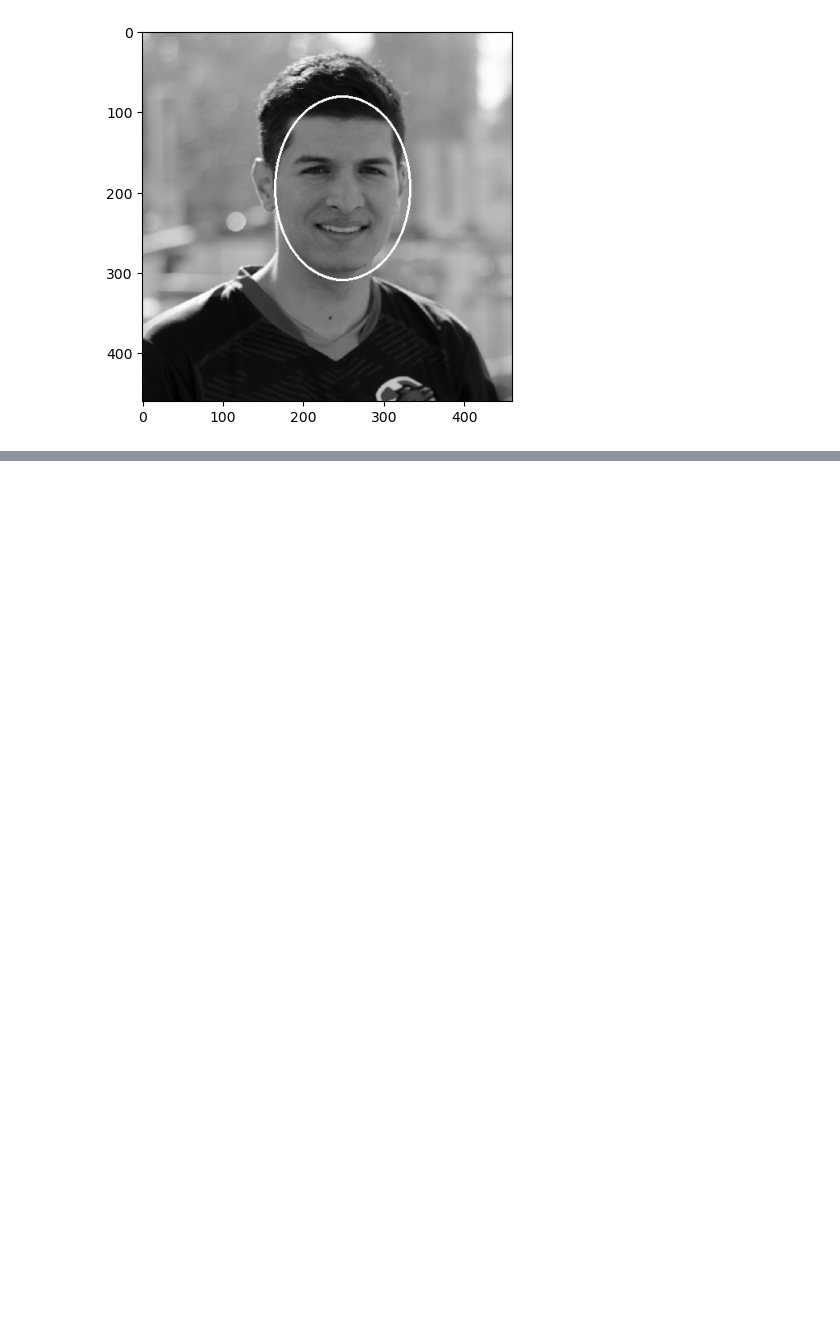
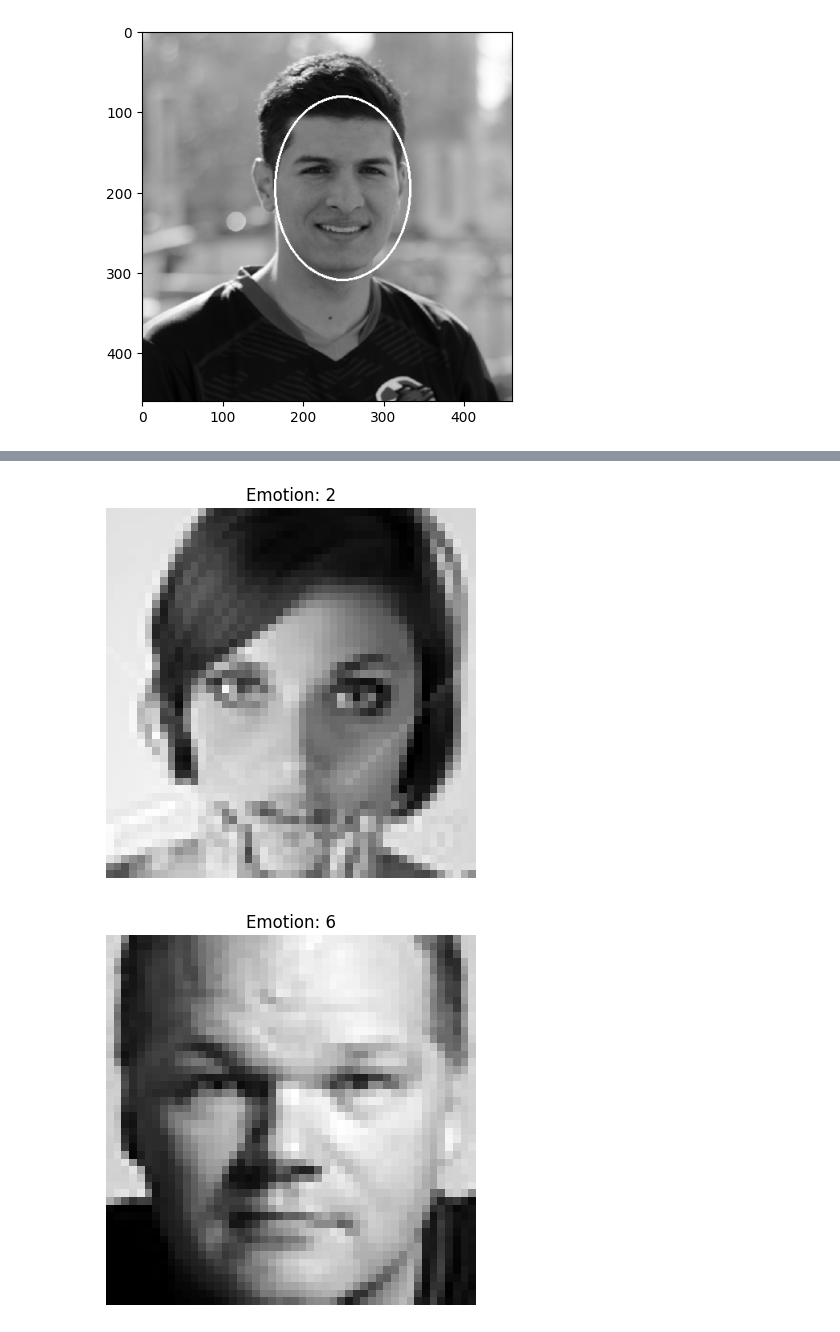
Before and after one commit to Raove/Final_Project, a Jupyter notebook: final_project.ipynb, the cells around one changed output, grey strips where cells are left out. Saved outputs shown, nothing was run; the diff lists cells and outputs as text; code cells hidden in the pictures; blank space fills up the shorter version.

```diff
--- a/final_project.ipynb
+++ b/final_project.ipynb
@@ -142,0 +85,27 @@ Found 1 Faces!
+# %%
+
+# Display sample images with corresponding labels
+sample_indices = np.random.choice(fer_data.index, size=5, replace=False)
+for index in sample_indices:
+    pixels = fer_data.loc[index, 'pixels']
+    emotion = fer_data.loc[index, 'emotion']
+
+    # Convert pixel string to numpy array
+    image = np.fromstring(pixels, dtype=int, sep=' ').reshape((48, 48))
+
+    # Display image with emotion label
+    plt.imshow(image, cmap='gray')
+    plt.title(f'Emotion: {emotion}')
+    plt.axis('off')
+    plt.show()
+
+# Plot emotion distribution
+emotion_counts = fer_data['emotion'].value_counts()
+plt.bar(emotion_counts.index, emotion_counts.values)
+plt.xlabel('Emotion')
+plt.ylabel('Count')
+plt.title('Distribution of Emotions in FER Dataset')
+plt.show()
+# %% [output]
+[figure, added]
+[figure, added]
```
Also changed, not shown: parts of 45 cells of this notebook, 3 other files.
